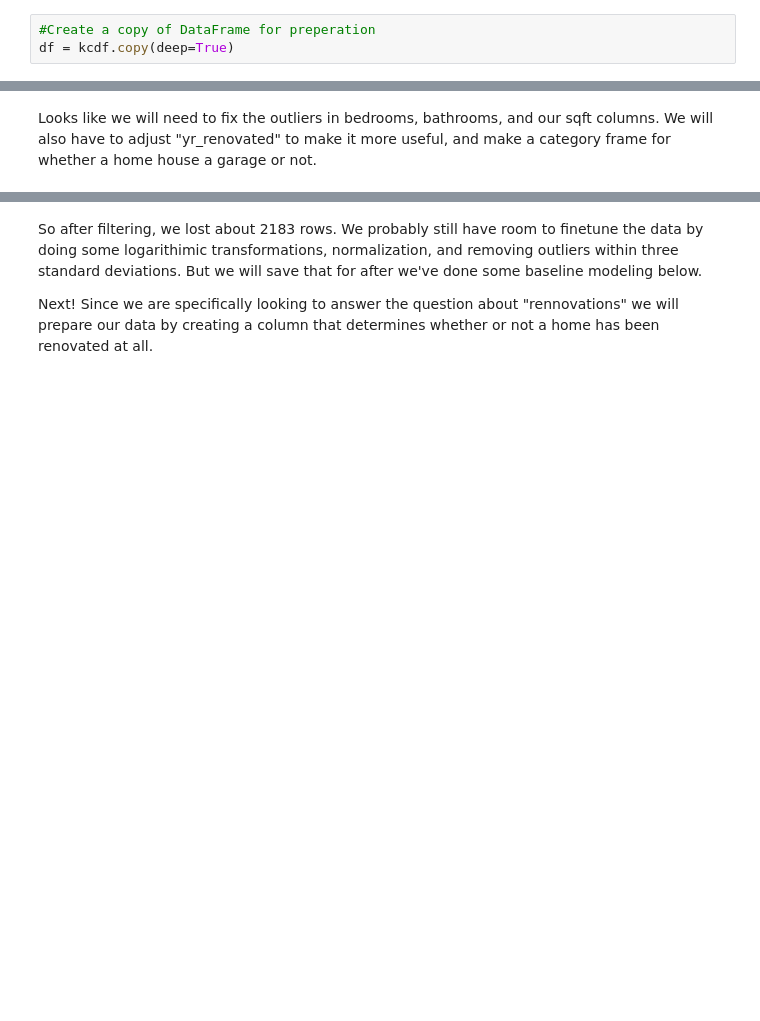
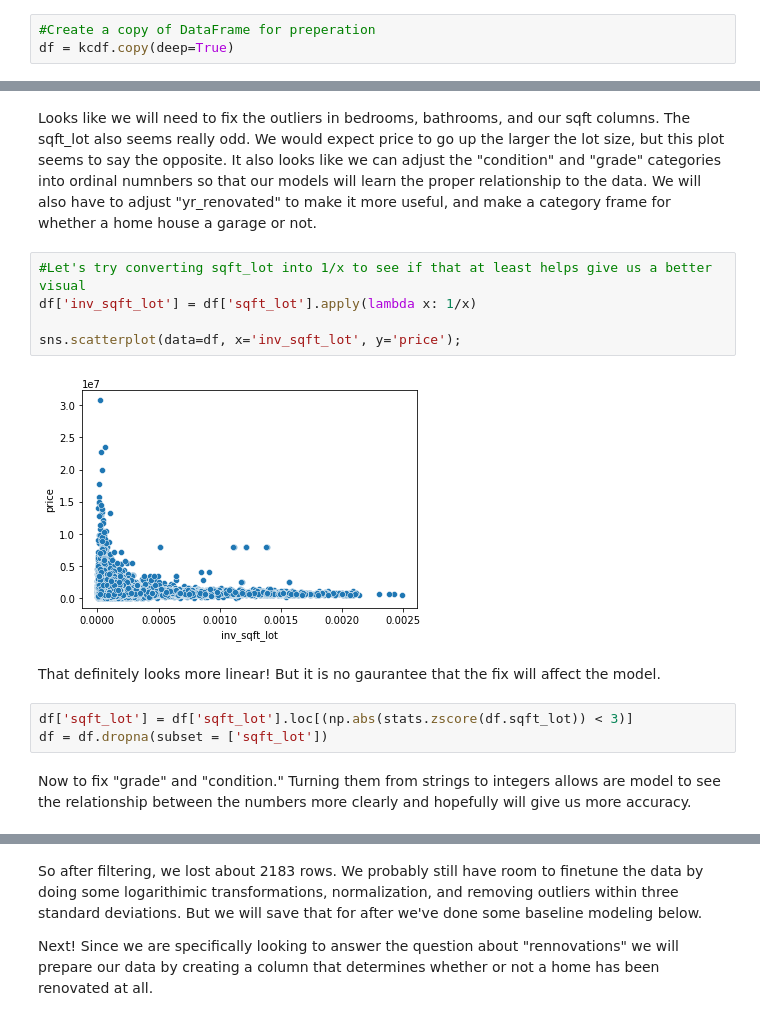
Before and after one commit to jbloewencolon/Phase-2-Project---Selling-Houses-in-Kings-County, a Jupyter notebook: Phase 2 Project - The Garage Problem.ipynb, the cells around one changed output, grey strips where cells are left out. Saved outputs shown, nothing was run; the diff lists cells and outputs as text; blank space fills up the shorter version.

```diff
--- a/Phase 2 Project - The Garage Problem.ipynb
+++ b/Phase 2 Project - The Garage Problem.ipynb
@@ -216,2 +215,16 @@ fig.tight_layout()
 # %% [markdown]
-Looks like we will need to fix the outliers in bedrooms, bathrooms, and our sqft columns. We will also have to adjust "yr_renovated" to make it more useful, and make a category frame for whether a home house a garage or not.
+Looks like we will need to fix the outliers in bedrooms, bathrooms, and our sqft columns. The sqft_lot also seems really odd. We would expect price to go up the larger the lot size, but this plot seems to say the opposite. It also looks like we can adjust the "condition" and "grade" categories into ordinal numnbers so that our models will learn the proper relationship to the data. We will also have to adjust "yr_renovated" to make it more useful, and make a category frame for whether a home house a garage or not.
+# %%
+#Let's try converting sqft_lot into 1/x to see if that at least helps give us a better visual
+df['inv_sqft_lot'] = df['sqft_lot'].apply(lambda x: 1/x)
+
+sns.scatterplot(data=df, x='inv_sqft_lot', y='price');
+# %% [output]
+[figure, added]
+# %% [markdown]
+That definitely looks more linear! But it is no gaurantee that the fix will affect the model.
+# %%
+df['sqft_lot'] = df['sqft_lot'].loc[(np.abs(stats.zscore(df.sqft_lot)) < 3)]
+df = df.dropna(subset = ['sqft_lot'])
+# %% [markdown]
+Now to fix "grade" and "condition." Turning them from strings to integers allows are model to see the relationship between the numbers more clearly and hopefully will give us more accuracy.
```
Also changed, not shown: parts of 29 cells of this notebook, 12 other files.
